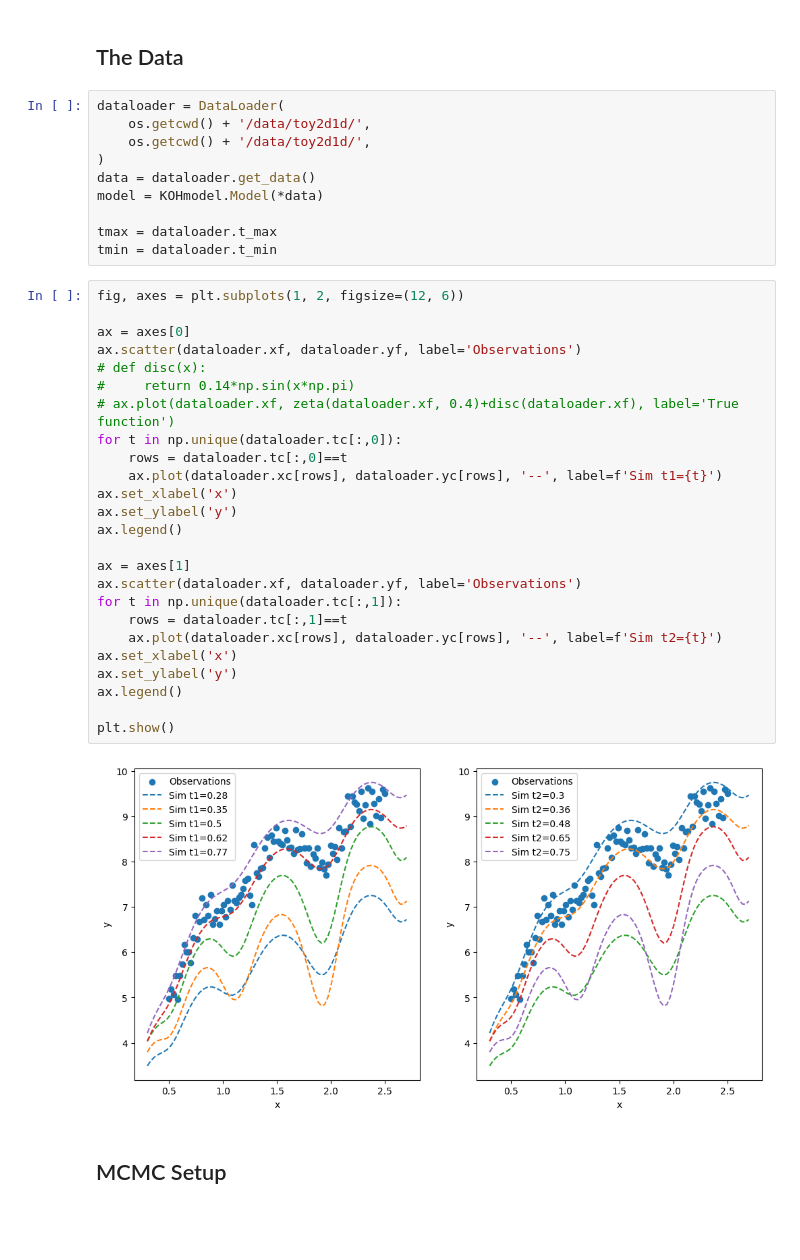
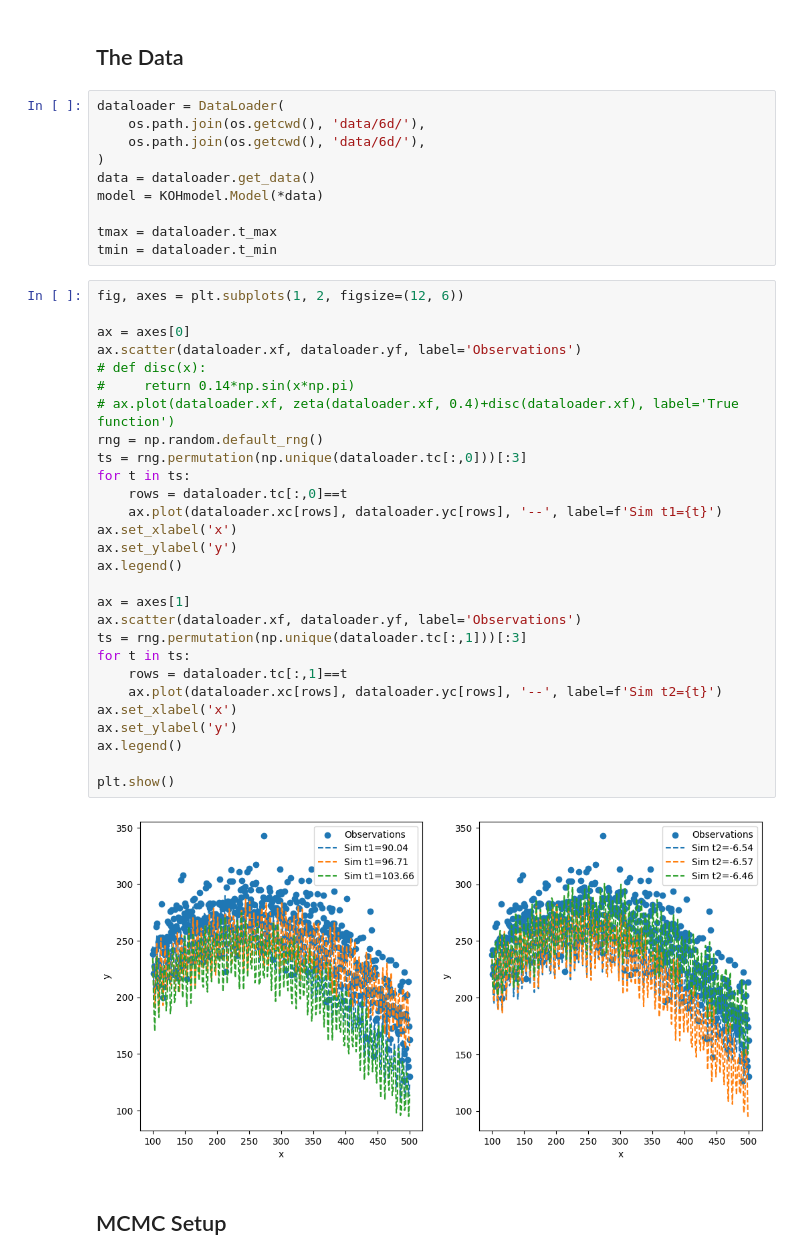
Before and after one commit to jamesbriant/BayesianCalibrationExamples, a Jupyter notebook: big-toy-problems/toy6d.ipynb, the cells around one changed output. Drawn from its saved outputs; the diff is of its cells as text; blank space fills up the shorter version.

```diff
--- a/big-toy-problems/toy2d1d.ipynb
+++ b/big-toy-problems/toy6d.ipynb
@@ -35,8 +35,8 @@ plot_style = {
 ## The Data
 # %%
 dataloader = DataLoader(
-    os.getcwd() + '/data/toy2d1d/',
-    os.getcwd() + '/data/toy2d1d/',
+    os.path.join(os.getcwd(), 'data/6d/'),
+    os.path.join(os.getcwd(), 'data/6d/'),
 )
 data = dataloader.get_data()
 model = KOHmodel.Model(*data)
@@ -46,30 +46,33 @@ tmin = dataloader.t_min
 # %%
 fig, axes = plt.subplots(1, 2, figsize=(12, 6))
 
 ax = axes[0]
 ax.scatter(dataloader.xf, dataloader.yf, label='Observations')
 # def disc(x):
 #     return 0.14*np.sin(x*np.pi)
 # ax.plot(dataloader.xf, zeta(dataloader.xf, 0.4)+disc(dataloader.xf), label='True function')
-for t in np.unique(dataloader.tc[:,0]):
+rng = np.random.default_rng()
+ts = rng.permutation(np.unique(dataloader.tc[:,0]))[:3]
+for t in ts:
     rows = dataloader.tc[:,0]==t
     ax.plot(dataloader.xc[rows], dataloader.yc[rows], '--', label=f'Sim t1={t}')
 ax.set_xlabel('x')
 ax.set_ylabel('y')
 ax.legend()
 
 ax = axes[1]
 ax.scatter(dataloader.xf, dataloader.yf, label='Observations')
-for t in np.unique(dataloader.tc[:,1]):
+ts = rng.permutation(np.unique(dataloader.tc[:,1]))[:3]
+for t in ts:
     rows = dataloader.tc[:,1]==t
     ax.plot(dataloader.xc[rows], dataloader.yc[rows], '--', label=f'Sim t2={t}')
 ax.set_xlabel('x')
 ax.set_ylabel('y')
 ax.legend()
 
 plt.show()
 # %% [output]
-[figure, old version]
+[figure, new version]
 # %% [markdown]
 ## MCMC Setup
 # %%
```
Also changed, not shown: parts of 4 cells of this notebook, 2 other files.
